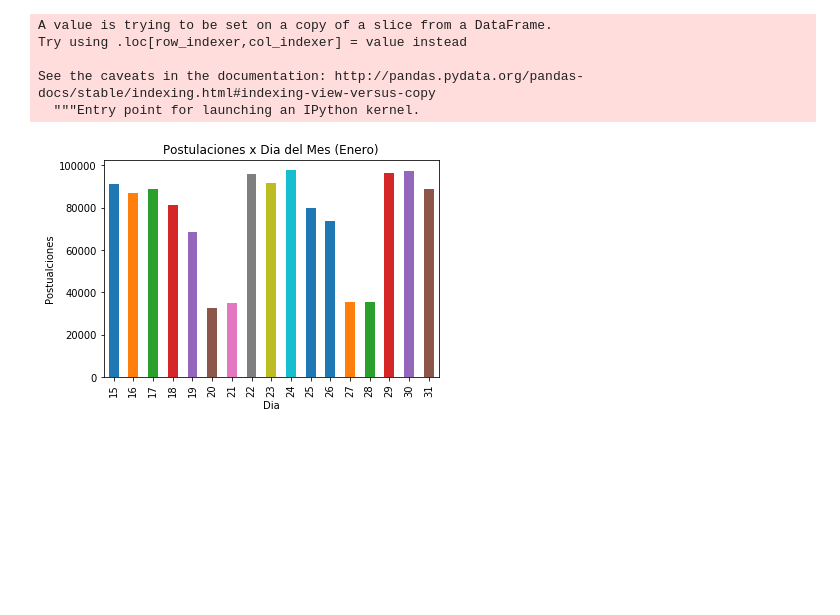
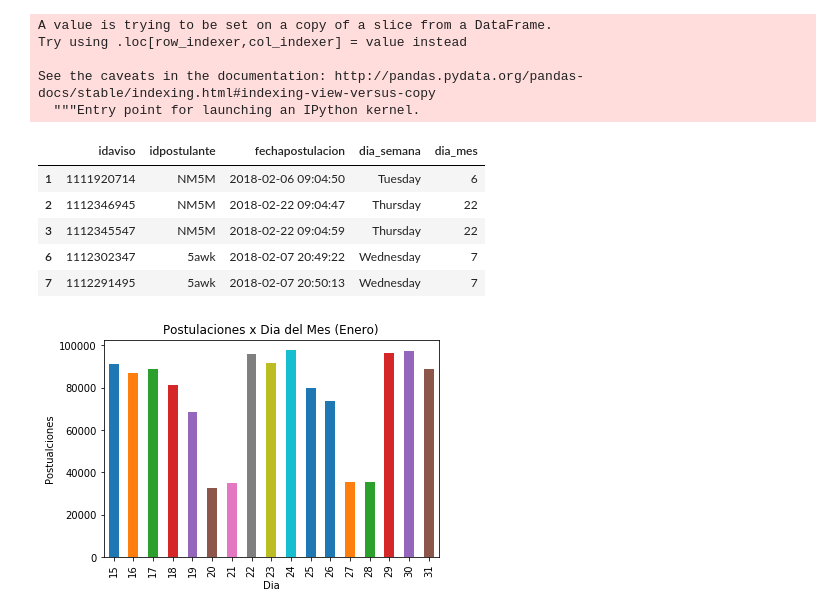
Before and after one commit to BrigliaAn/TP1-AnalisisExploratorio-ZonaJobs, a Jupyter notebook: Tp1-completo.ipynb, the cells around one changed output. Saved outputs shown, nothing was run; the diff lists cells and outputs as text; code cells hidden in the pictures; blank space fills up the shorter version.

```diff
--- a/Tp1-completo.ipynb
+++ b/Tp1-completo.ipynb
@@ -796,6 +796,15 @@ Try using .loc[row_indexer,col_indexer] = value instead
 
 See the caveats in the documentation: http://pandas.pydata.org/pandas-docs/stable/indexing.html#indexing-view-versus-copy
   """Entry point for launching an IPython kernel.
+# %%
+postulaciones_dia_mes.head()
+# %% [output]
+|  | idaviso | idpostulante | fechapostulacion | dia_semana | dia_mes |
+| 1 | 1111920714 | NM5M | 2018-02-06 09:04:50 | Tuesday | 6 |
+| 2 | 1112346945 | NM5M | 2018-02-22 09:04:47 | Thursday | 22 |
+| 3 | 1112345547 | NM5M | 2018-02-22 09:04:59 | Thursday | 22 |
+| 6 | 1112302347 | 5awk | 2018-02-07 20:49:22 | Wednesday | 7 |
+| 7 | 1112291495 | 5awk | 2018-02-07 20:50:13 | Wednesday | 7 |
 # %%
 fig=plt.figure()
 ax = fig.add_subplot(111)
```
Also changed, not shown: parts of 9 cells of this notebook.
